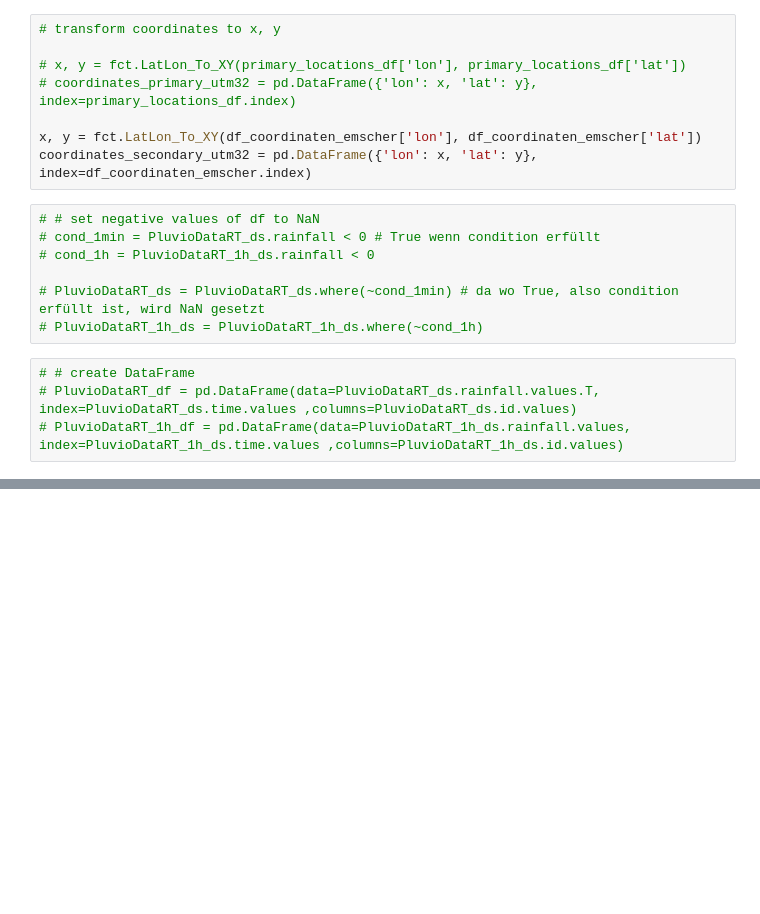
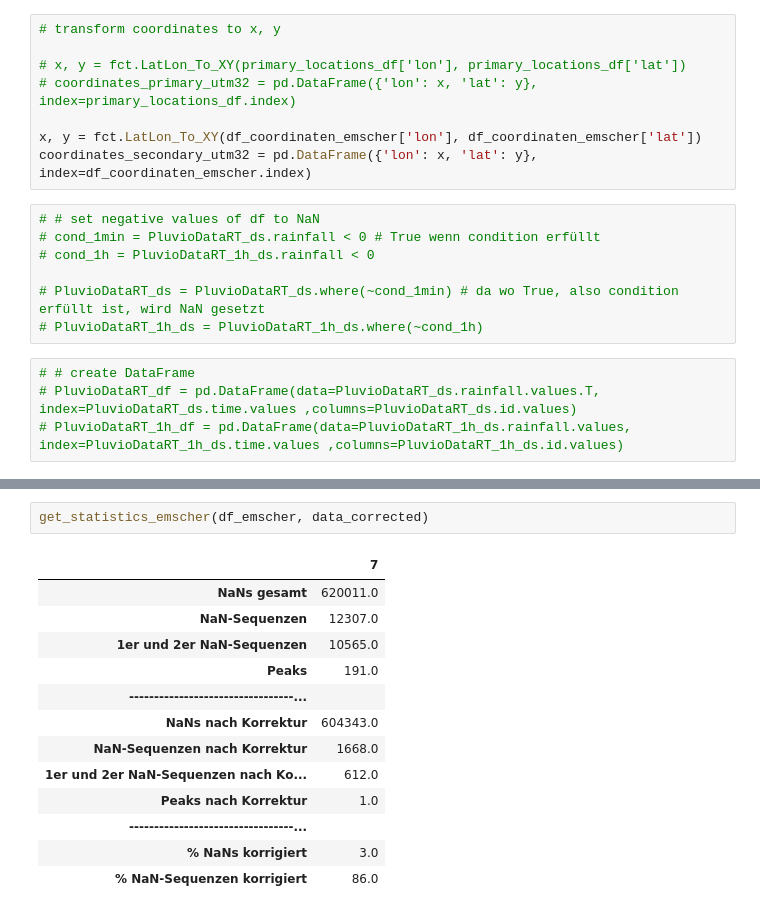
Before and after one commit to Nicholas202024/Hiwi_Code, a Jupyter notebook: Korrektur_Emscher_mit_Referenz.ipynb, the cells around one changed output, grey strips where cells are left out. Saved outputs shown, nothing was run; the diff lists cells and outputs as text; blank space fills up the shorter version.

Commit message:
Korrektur mit Primärstationen fertigstellen

```diff
--- a/Korrektur_Emscher_mit_Referenz.ipynb
+++ b/Korrektur_Emscher_mit_Referenz.ipynb
@@ -217,0 +301,16 @@ for i in range(63, 70):
+# %%
+get_statistics_emscher(df_emscher, data_corrected)
+# %% [output]
+|  | 7 |
+| NaNs gesamt | 620011.0 |
+| NaN-Sequenzen | 12307.0 |
+| 1er und 2er NaN-Sequenzen | 10565.0 |
+| Peaks | 191.0 |
+| ---------------------------------... |  |
+| NaNs nach Korrektur | 604343.0 |
+| NaN-Sequenzen nach Korrektur | 1668.0 |
+| 1er und 2er NaN-Sequenzen nach Ko... | 612.0 |
+| Peaks nach Korrektur | 1.0 |
+| ---------------------------------... |  |
+| % NaNs korrigiert | 3.0 |
+| % NaN-Sequenzen korrigiert | 86.0 |
```
Also changed, not shown: parts of 22 cells of this notebook, 2 other files.
